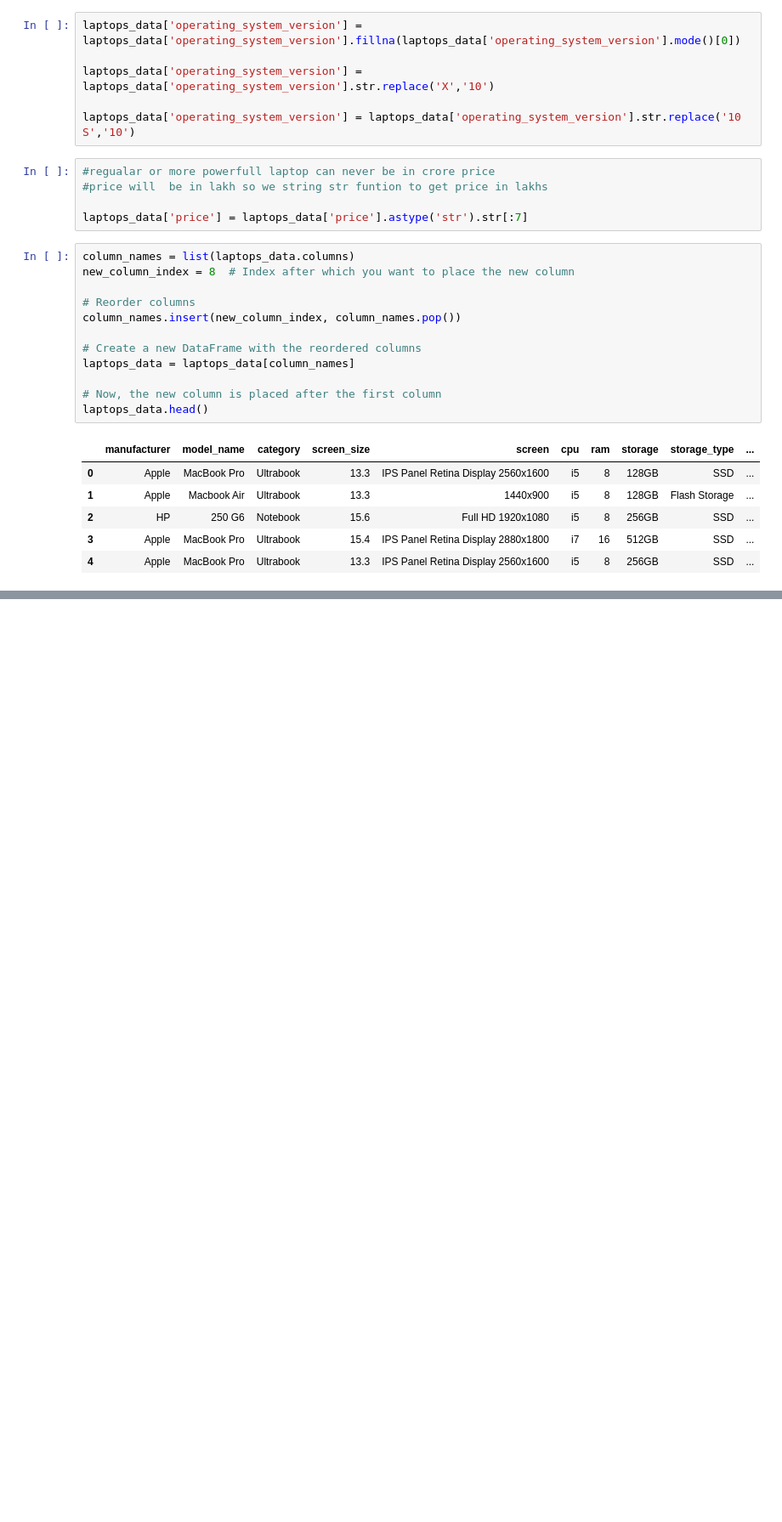
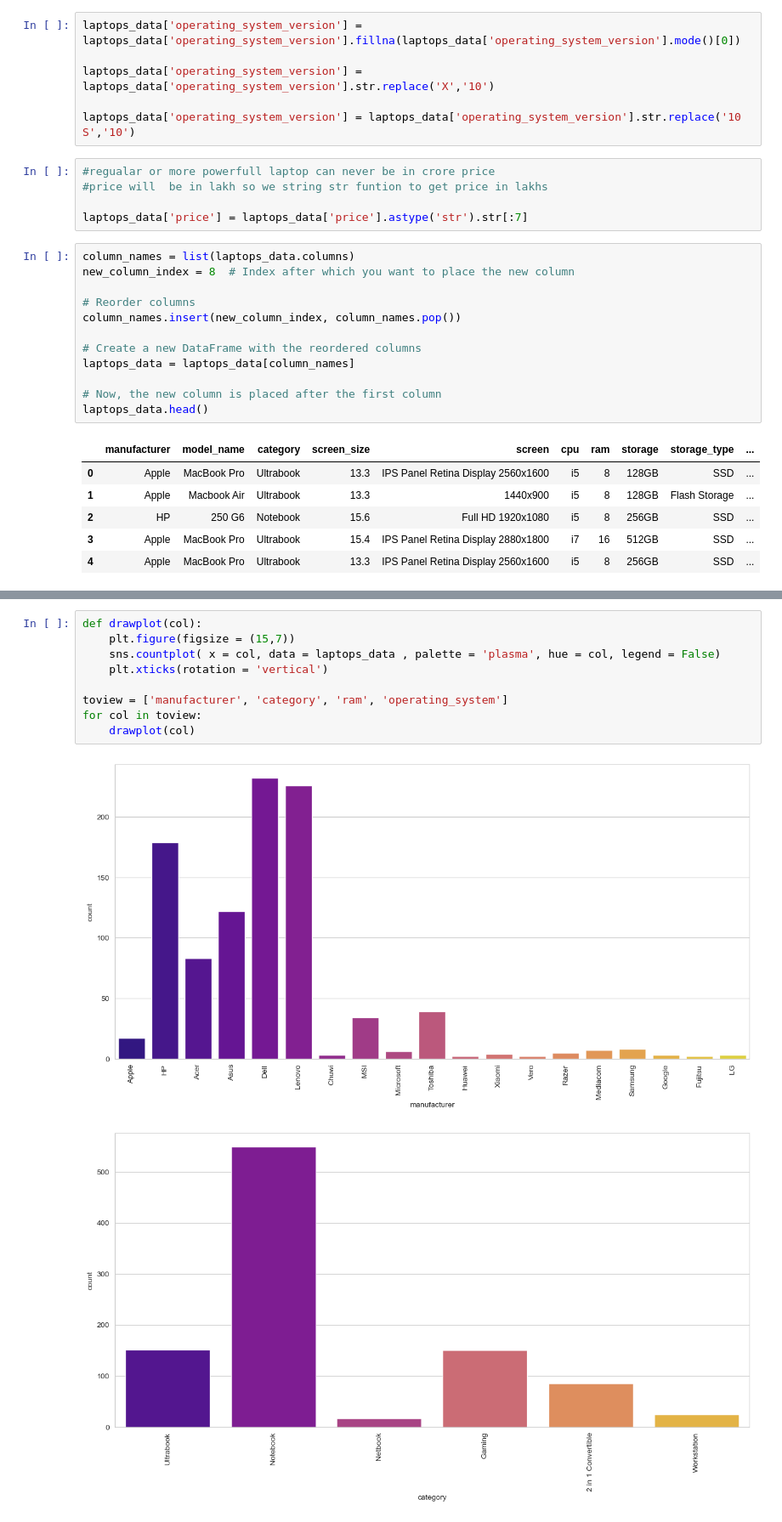
Before and after one commit to bharath03-a/EDA_scikit, a Jupyter notebook: notebooks/EDA_lm.ipynb, the cells around one changed output, grey strips where cells are left out. Shown at 85% size. Cells and saved outputs as stored; diff of their text form; blank space fills up the shorter version.

Commit message:
EDA and plots in laptops dataset

```diff
--- a/notebooks/EDA_lm.ipynb
+++ b/notebooks/EDA_lm.ipynb
@@ -151,0 +187,12 @@ laptops_data.head()
+# %%
+def drawplot(col):
+    plt.figure(figsize = (15,7))
+    sns.countplot( x = col, data = laptops_data , palette = 'plasma', hue = col, legend = False)
+    plt.xticks(rotation = 'vertical')
+
+toview = ['manufacturer', 'category', 'ram', 'operating_system']
+for col in toview:
+    drawplot(col)
+# %% [output]
+[figure, added]
+[figure, added]
```
Also changed, not shown: parts of 16 cells of this notebook, 1 other file.
